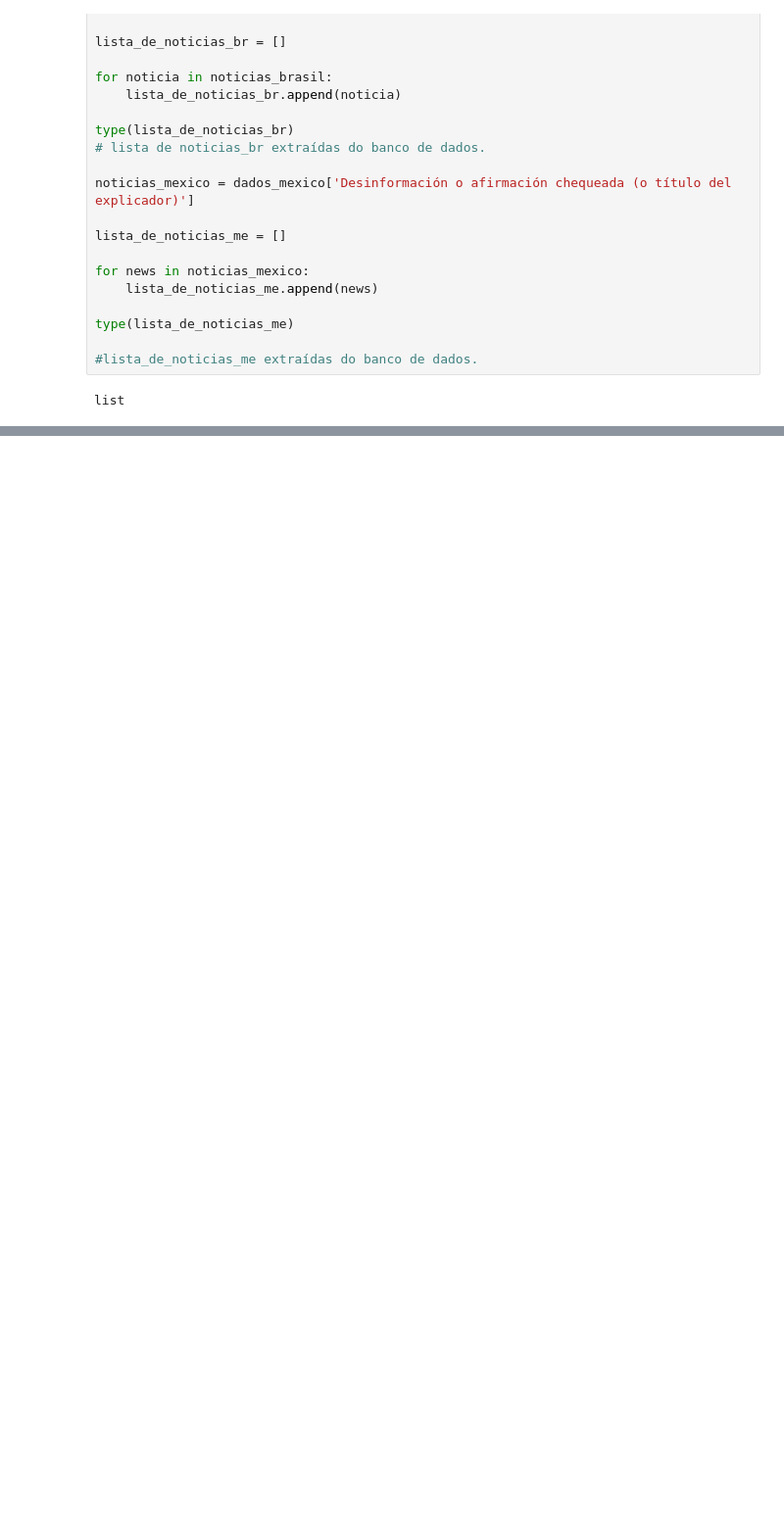
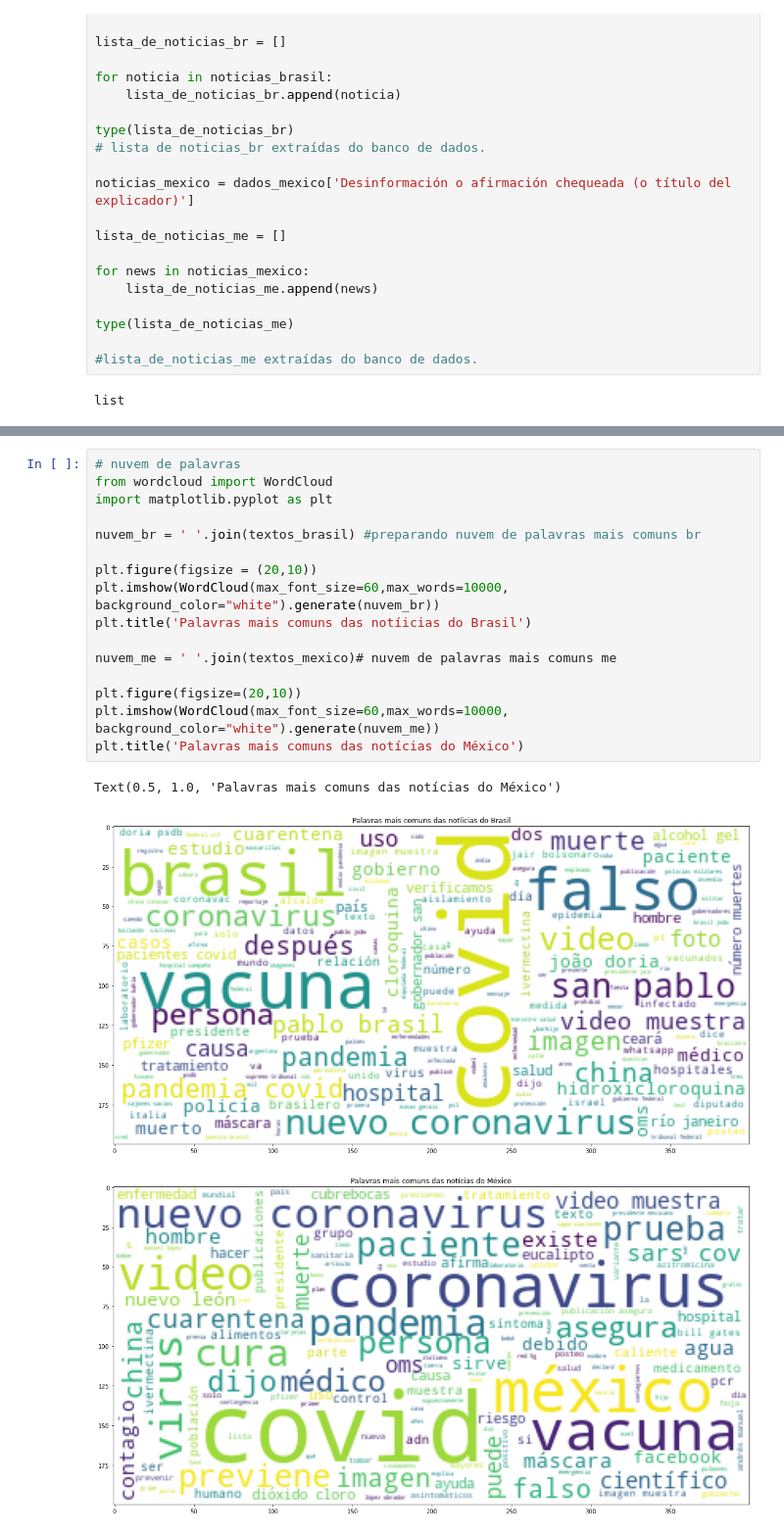
Before and after one commit to sergeio/text_clustering, a Jupyter notebook: text_cluster_ana.ipynb, the cells around one changed output, grey strips where cells are left out. Shown at 98% size. Drawn from its saved outputs; the diff is of its cells as text; blank space fills up the shorter version.

```diff
--- a/text_cluster_ana.ipynb
+++ b/text_cluster_ana.ipynb
@@ -103,0 +171,20 @@ palavras_mexicanas.to_excel('PalavrasMexicanasComuns.xlsx')
+# %%
+# nuvem de palavras
+from wordcloud import WordCloud
+import matplotlib.pyplot as plt
+
+nuvem_br = ' '.join(textos_brasil) #preparando nuvem de palavras mais comuns br
+
+plt.figure(figsize = (20,10))
+plt.imshow(WordCloud(max_font_size=60,max_words=10000, background_color="white").generate(nuvem_br))
+plt.title('Palavras mais comuns das notíicias do Brasil')
+
+nuvem_me = ' '.join(textos_mexico)# nuvem de palavras mais comuns me
+
+plt.figure(figsize=(20,10))
+plt.imshow(WordCloud(max_font_size=60,max_words=10000, background_color="white").generate(nuvem_me))
+plt.title('Palavras mais comuns das notícias do México')
+# %% [output]
+Text(0.5, 1.0, 'Palavras mais comuns das notícias do México')
+[figure, added]
+[figure, added]
```
Also changed, not shown: parts of 12 cells of this notebook, 5 other files.
